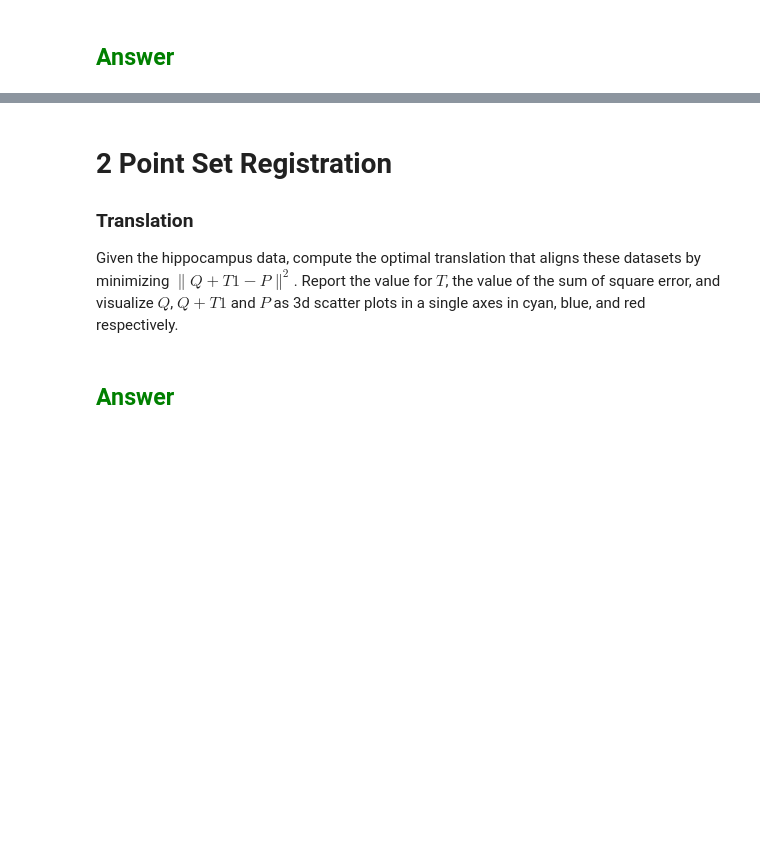
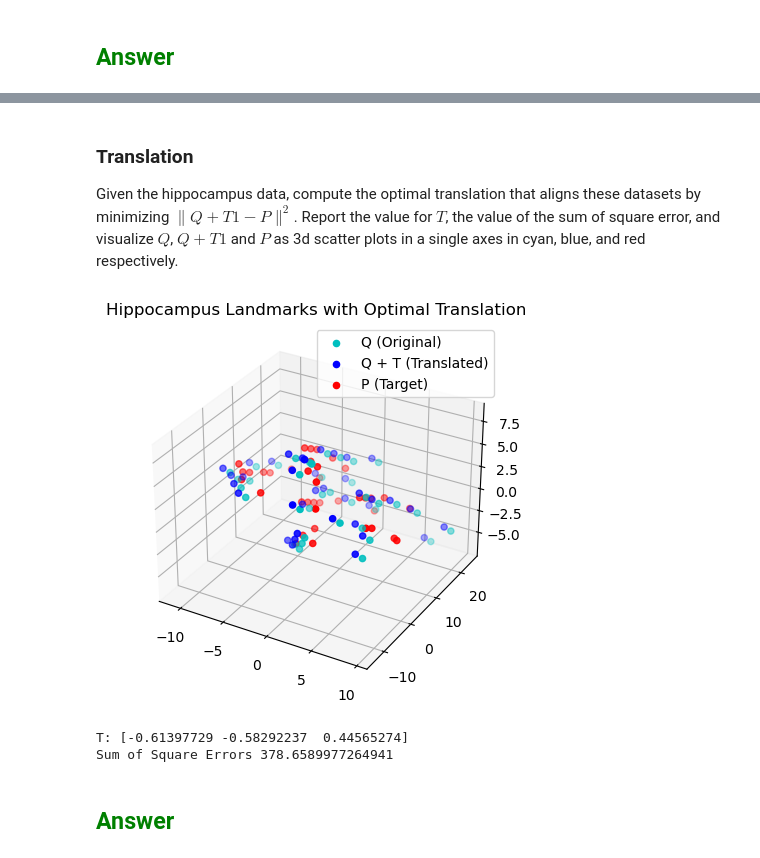
Before and after one commit to Simonlee711/UCLA-Grad-Courses, a Jupyter notebook: BIOMATH208/hw3/pset3.ipynb, the cells around one changed output, grey strips where cells are left out. Drawn from its saved outputs; the diff is of its cells as text; code cells hidden in the pictures; blank space fills up the shorter version.

```diff
--- a/BIOMATH208/hw3/pset3.ipynb
+++ b/BIOMATH208/hw3/pset3.ipynb
@@ -131,9 +275,38 @@ $$\gamma(t) = \alpha(at) .$$
 # %% [markdown]
-# 2 Point Set Registration
-
 ### Translation
 
 Given the hippocampus data, compute the optimal translation that aligns these datasets by minimizing $\|Q + T1 - P\|^2$. Report the value for $T$, the value of the sum of square error, and visualize $Q$, $Q + T1$ and $P$ as 3d scatter plots in a single axes in cyan, blue, and red respectively.
+# %%
+# Compute the optimal translation T
+T_optimal = P.mean(axis=1) - Q.mean(axis=1)
+
+# Compute Q translated by T
+Q_translated = Q + T[:, np.newaxis]
+
+# Compute the sum of squared errors
+sum_of_square_errors_translate = np.sum((Q_translated - P) ** 2)
+
+# Create a 3D scatter plot
+fig = plt.figure()
+ax = fig.add_subplot(111, projection='3d')
+
+# Plot the original and translated points
+ax.scatter(*Q, c='c', label='Q (Original)')
+ax.scatter(*Q_translated, c='b', label='Q + T (Translated)')
+ax.scatter(*P, c='r', label='P (Target)')
+
+# Add titles and legends
+ax.set_title('Hippocampus Landmarks with Optimal Translation')
+ax.legend()
+
+# Show the plot
+plt.show()
+
+print("T:",T_optimal,"\nSum of Square Errors", sum_of_square_errors_translate)
+# %% [output]
+[figure, added]
+T: [-0.61397729 -0.58292237  0.44565274]
+Sum of Square Errors 378.6589977264941
 # %% [markdown]
 ## <span style="color:green">Answer
 # %% [markdown]
```
Also changed, not shown: parts of 11 cells of this notebook.
